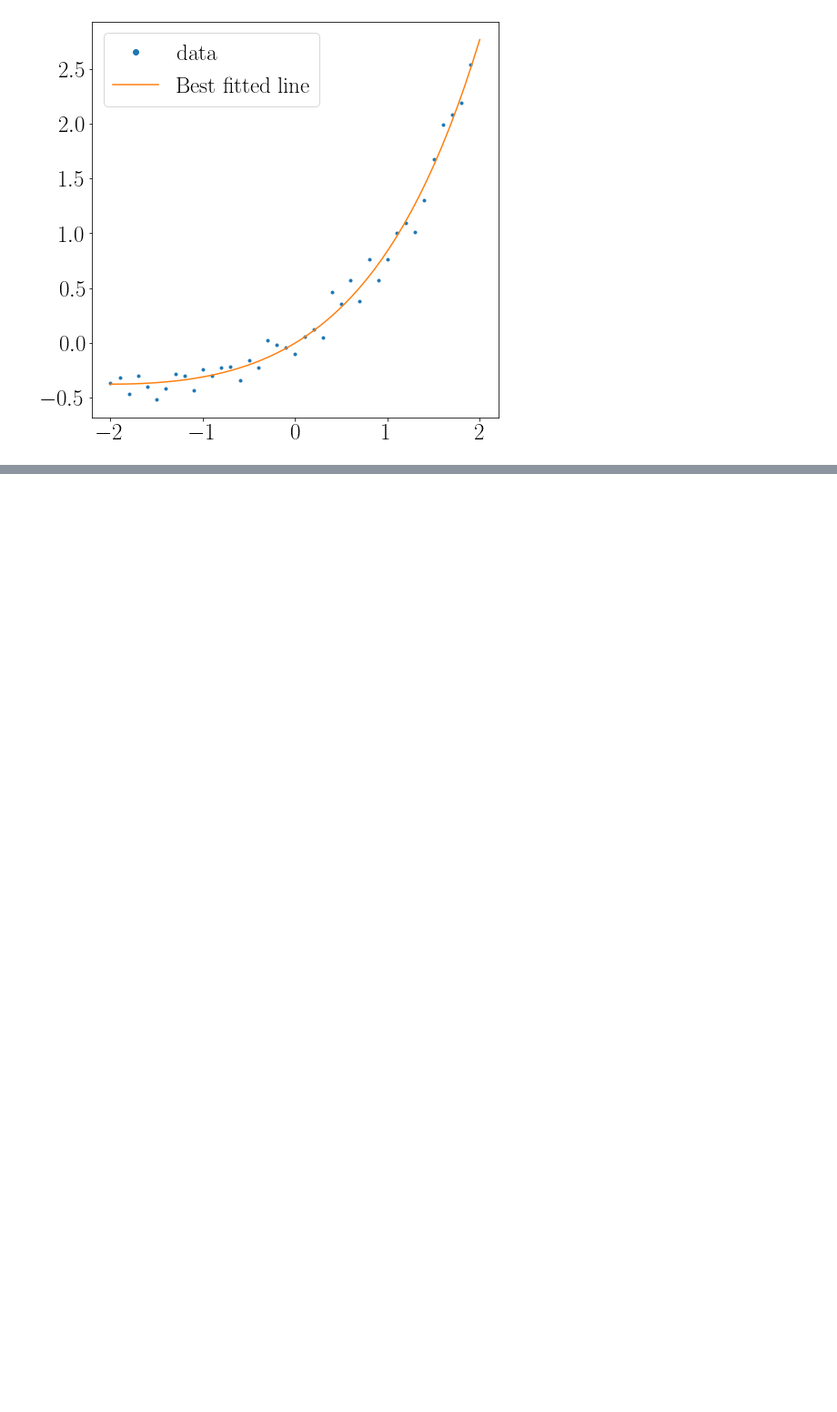
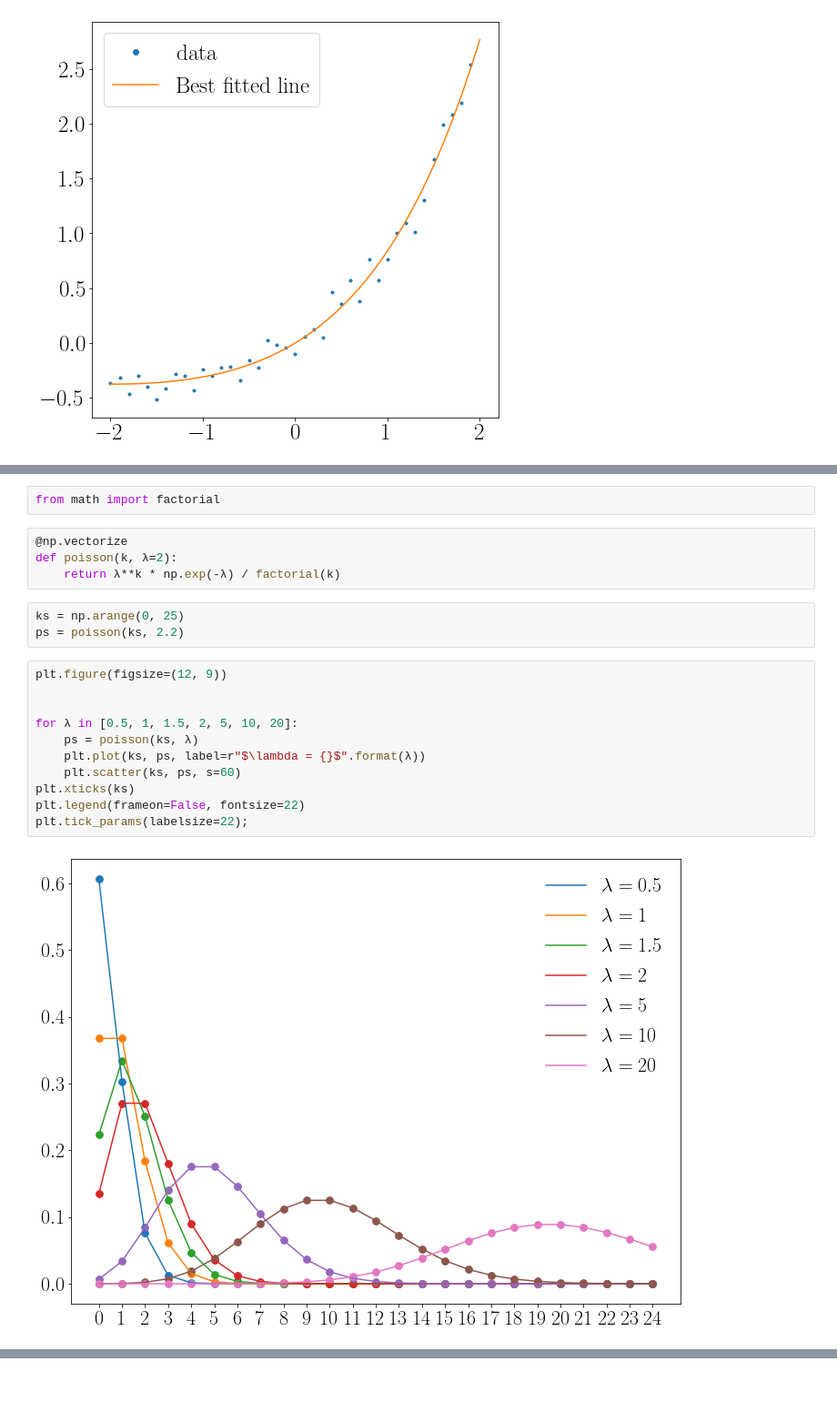
Before and after one commit to abtinshahidi/Foundation_applied_machine_learning, a Jupyter notebook: notebooks/week2/week2.ipynb, the cells around one changed output, grey strips where cells are left out. Shown at 91% size. Drawn from its saved outputs; the diff is of its cells as text; blank space fills up the shorter version.

```diff
--- a/notebooks/week2/week2.ipynb
+++ b/notebooks/week2/week2.ipynb
@@ -338,0 +358,22 @@ plt.show()
+# %%
+from math import factorial
+# %%
+@np.vectorize
+def poisson(k, λ=2):
+    return λ**k * np.exp(-λ) / factorial(k)
+# %%
+ks = np.arange(0, 25)
+ps = poisson(ks, 2.2)
+# %%
+plt.figure(figsize=(12, 9))
+
+
+for λ in [0.5, 1, 1.5, 2, 5, 10, 20]:
+    ps = poisson(ks, λ)
+    plt.plot(ks, ps, label=r"$\lambda = {}$".format(λ))
+    plt.scatter(ks, ps, s=60)
+plt.xticks(ks)
+plt.legend(frameon=False, fontsize=22)
+plt.tick_params(labelsize=22);
+# %% [output]
+[figure, added]
```
Also changed, not shown: parts of 32 cells of this notebook.
